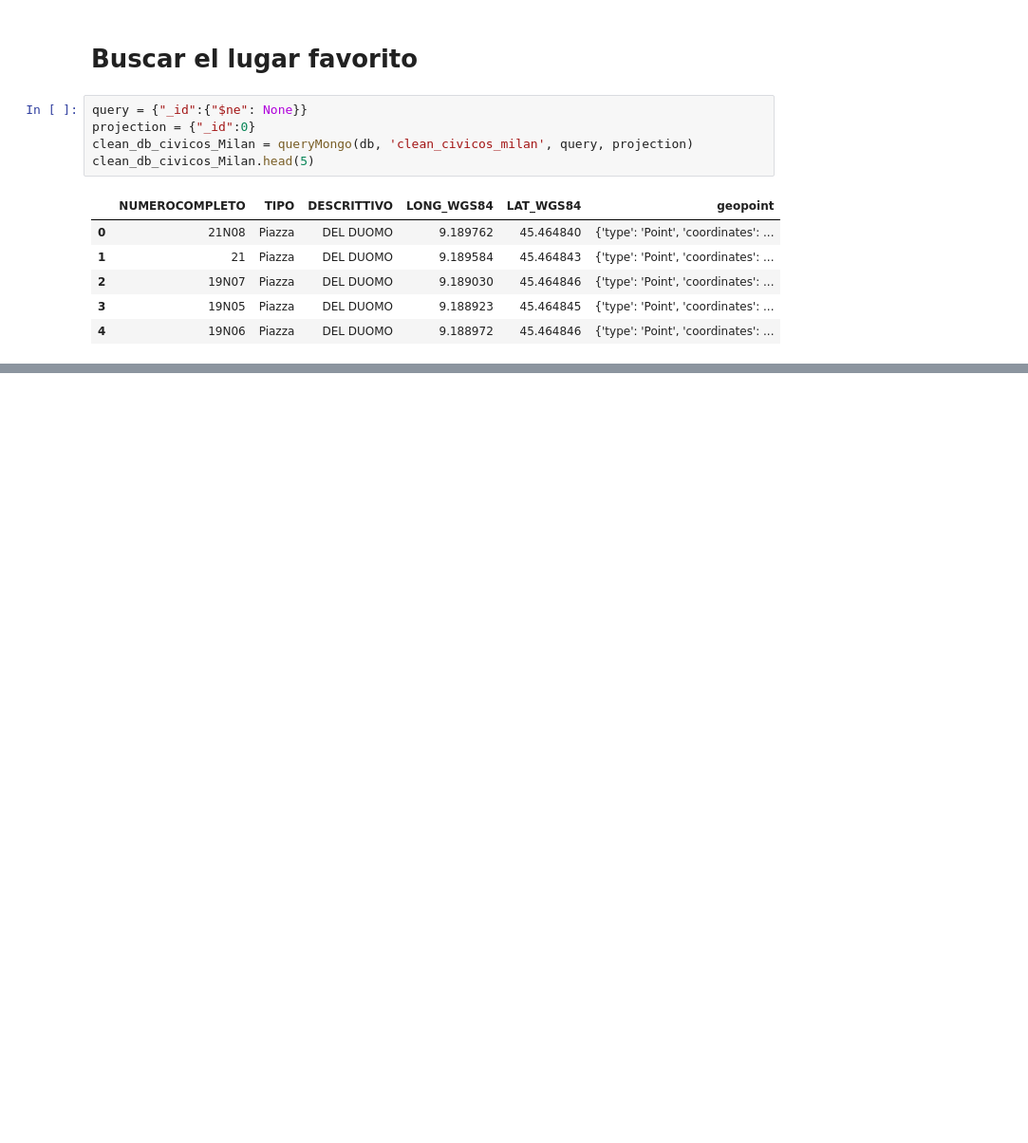
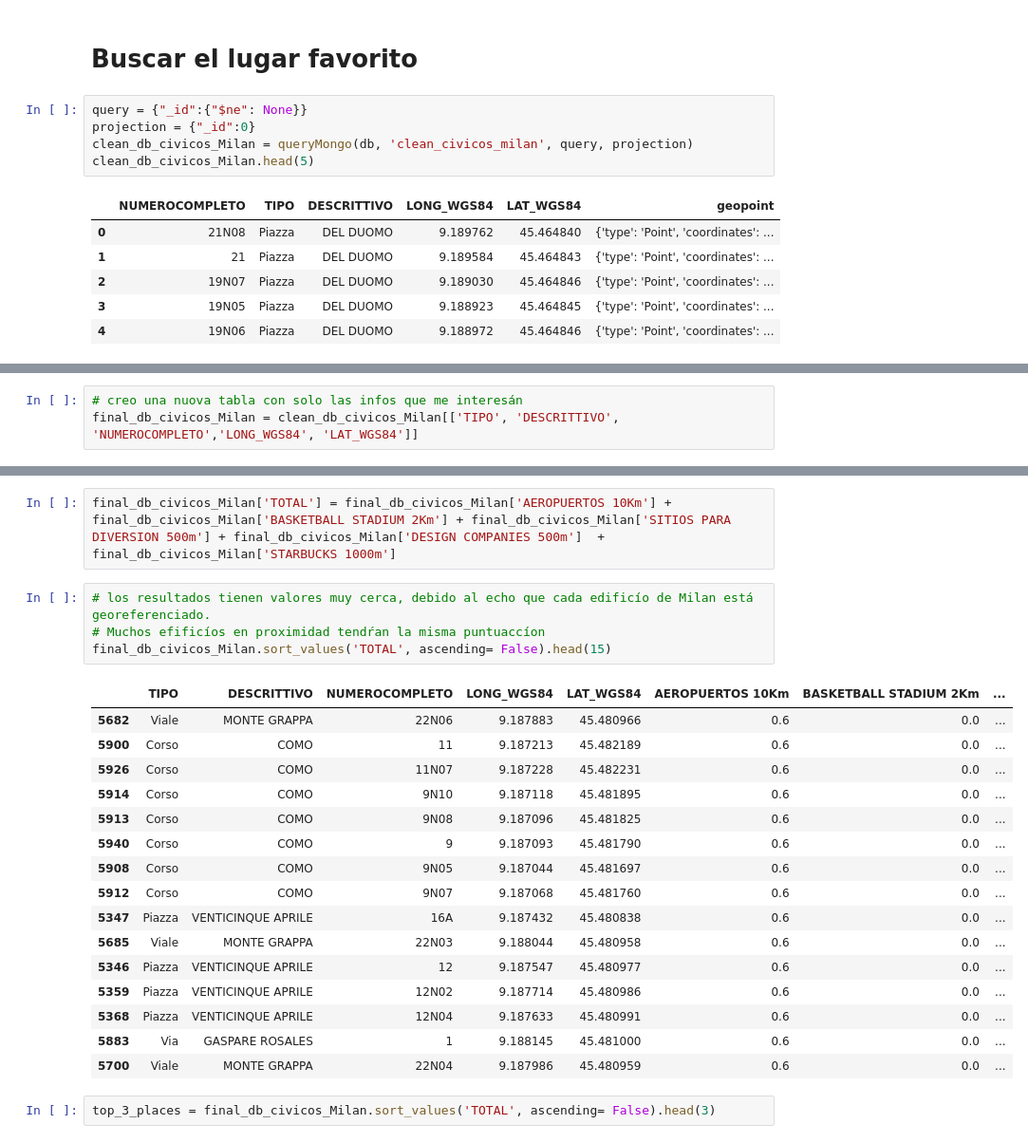
Before and after one commit to must4in3/3-geospartial-data-project, a Jupyter notebook: Results, GeoQueries and Data Visualization.ipynb, the cells around one changed output, grey strips where cells are left out. Shown at 95% size. Saved outputs shown, nothing was run; the diff lists cells and outputs as text; blank space fills up the shorter version.

Commit message:
resultados finales

```diff
--- a/Results, GeoQueries and Data Visualization.ipynb
+++ b/Results, GeoQueries and Data Visualization.ipynb
@@ -234,0 +151,3 @@ final_db_civicos_Milan.head(50)
+# %%
+# creo una nuova tabla con solo las infos que me interesán
+final_db_civicos_Milan = clean_db_civicos_Milan[['TIPO', 'DESCRITTIVO', 'NUMEROCOMPLETO','LONG_WGS84', 'LAT_WGS84']]
@@ -234,0 +227,25 @@ final_db_civicos_Milan.head(50)
+# %%
+final_db_civicos_Milan['TOTAL'] = final_db_civicos_Milan['AEROPUERTOS 10Km'] + final_db_civicos_Milan['BASKETBALL STADIUM 2Km'] + final_db_civicos_Milan['SITIOS PARA DIVERSION 500m'] + final_db_civicos_Milan['DESIGN COMPANIES 500m']  + final_db_civicos_Milan['STARBUCKS 1000m']
+# %%
+# los resultados tienen valores muy cerca, debido al echo que cada edificío de Milan está georeferenciado.
+# Muchos efificíos en proximidad tendŕan la misma puntuaccíon
+final_db_civicos_Milan.sort_values('TOTAL', ascending= False).head(15)
+# %% [output]
+|  | TIPO | DESCRITTIVO | NUMEROCOMPLETO | LONG_WGS84 | LAT_WGS84 | AEROPUERTOS 10Km | BASKETBALL STADIUM 2Km | ... |
+| 5682 | Viale | MONTE GRAPPA | 22N06 | 9.187883 | 45.480966 | 0.6 | 0.0 | ... |
+| 5900 | Corso | COMO | 11 | 9.187213 | 45.482189 | 0.6 | 0.0 | ... |
+| 5926 | Corso | COMO | 11N07 | 9.187228 | 45.482231 | 0.6 | 0.0 | ... |
+| 5914 | Corso | COMO | 9N10 | 9.187118 | 45.481895 | 0.6 | 0.0 | ... |
+| 5913 | Corso | COMO | 9N08 | 9.187096 | 45.481825 | 0.6 | 0.0 | ... |
+| 5940 | Corso | COMO | 9 | 9.187093 | 45.481790 | 0.6 | 0.0 | ... |
+| 5908 | Corso | COMO | 9N05 | 9.187044 | 45.481697 | 0.6 | 0.0 | ... |
+| 5912 | Corso | COMO | 9N07 | 9.187068 | 45.481760 | 0.6 | 0.0 | ... |
+| 5347 | Piazza | VENTICINQUE APRILE | 16A | 9.187432 | 45.480838 | 0.6 | 0.0 | ... |
+| 5685 | Viale | MONTE GRAPPA | 22N03 | 9.188044 | 45.480958 | 0.6 | 0.0 | ... |
+| 5346 | Piazza | VENTICINQUE APRILE | 12 | 9.187547 | 45.480977 | 0.6 | 0.0 | ... |
+| 5359 | Piazza | VENTICINQUE APRILE | 12N02 | 9.187714 | 45.480986 | 0.6 | 0.0 | ... |
+| 5368 | Piazza | VENTICINQUE APRILE | 12N04 | 9.187633 | 45.480991 | 0.6 | 0.0 | ... |
+| 5883 | Via | GASPARE ROSALES | 1 | 9.188145 | 45.481000 | 0.6 | 0.0 | ... |
+| 5700 | Viale | MONTE GRAPPA | 22N04 | 9.187986 | 45.480959 | 0.6 | 0.0 | ... |
+# %%
+top_3_places = final_db_civicos_Milan.sort_values('TOTAL', ascending= False).head(3)
```
Also changed, not shown: parts of 30 cells of this notebook, 3 other files.
